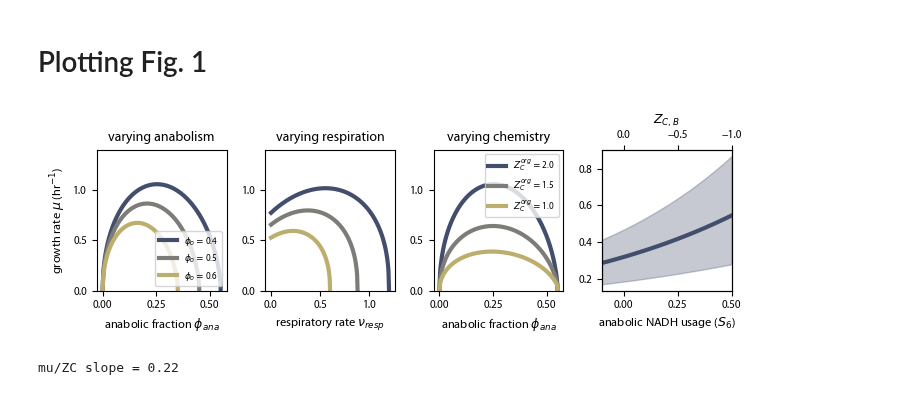
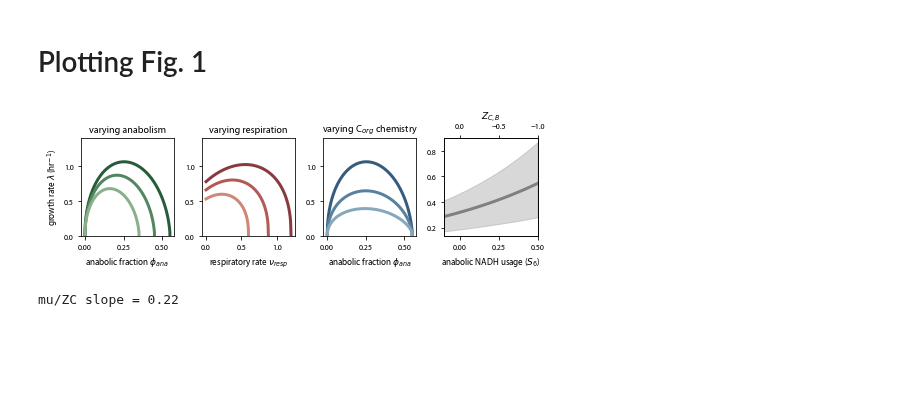
Before and after one commit to flamholz/redox-proteome, a Jupyter notebook: akshit_notebooks/006_fig1_plots.ipynb, the cells around one changed output. Cells and saved outputs as stored; diff of their text form; code cells hidden in the pictures; blank space fills up the shorter version.

Commit message:
fix legend, colors

```diff
--- a/akshit_notebooks/006_fig1_plots.ipynb
+++ b/akshit_notebooks/006_fig1_plots.ipynb
@@ -411,11 +411,10 @@ fig, axs = plt.subplots(ncols=4, nrows=1, figsize=(7.24, 2.5))
 ## Fig. 1B
 ##############################################
 plt.sca(axs[0])
-plt.ylabel('growth rate ' + r'$\mu$' + ' (hr$^{-1}$)')
+plt.ylabel('growth rate ' + r'$\lambda$' + ' (hr$^{-1}$)')
 plt.xlabel('anabolic fraction ' + r'$\phi_{ana}$')
 
-cs = sns.color_palette('cividis', 3)
-#cs = ['dodgerblue', 'indianred', 'mediumseagreen']
+cs = sns.color_palette('Greens_r', 5, desat=0.5)
 legend_elements = []
 
 phi_os=np.linspace(0.4, 0.6, 3)
@@ -424,7 +423,7 @@ for indx in range(len(df_1b)):
     mus = df_1b.iloc[indx]['mus']
     plt.plot( phianas, mus, lw=3, c=cs[indx] )
     legend_elements.append(r'$\phi_o = $' + str(phi_os[indx]))
-plt.legend(legend_elements, loc=4, fontsize=6.5)
+plt.legend(legend_elements, loc=4, fontsize=6.5).set_visible(False)
 
 ##############################################
 ## Fig. 1C
@@ -433,7 +432,8 @@ plt.sca(axs[1])
 plt.ylabel( '')
 plt.xlabel( 'respiratory rate ' + r'$\nu_{resp}$' )
 
-#cs = ['dodgerblue', 'indianred', 'mediumseagreen']
+cs = sns.color_palette('Reds_r', 5, desat=0.5)
+legend_elements = []
 
 for indx in range(len(df_1c)):
     nuresps = df_1c.iloc[indx]['nuresps']
@@ -450,18 +450,18 @@ plt.sca(axs[2])
 plt.ylabel( '')
 plt.xlabel( 'anabolic fraction ' + r'$\phi_{ana}$' )
 
+cs = sns.color_palette('Blues_r', 5, desat=0.5)
 legend_elements = []
-#cs = ['dodgerblue', 'indianred', 'mediumseagreen']
 
 for indx, ZC_org in enumerate(np.linspace(2.0, 1.0, 3)):
     phianas = df_1d.iloc[indx]['phianas']
     mus = df_1d.iloc[indx]['mus']
     plt.plot( phianas, mus, lw=3, c=cs[indx] )
-    legend_elements.append(r'$Z_C^{org} = $' + str(ZC_org))
+    legend_elements.append(r'$S_2 = $' + str(ZC_org))
 
 # resetting carbon source ZC.
 ZC_org = 2.0
-plt.legend(legend_elements, loc='best', fontsize=6.5)
+plt.legend(legend_elements, loc='best', fontsize=6.5).set_visible(False)
 
 ##############################################
 ## Fig. 1E
@@ -470,7 +470,6 @@ plt.sca(axs[3])
 plt.ylabel('')
 plt.xlabel('anabolic NADH usage (' + r'$S_6$' + ')')
 
-#cs = ['dodgerblue', 'indianred', 'mediumseagreen']
 all_mus = df_1e['mus']
 all_zcs = df_1e['zcs']
 
@@ -478,43 +477,43 @@ for indx in range(3):
     S6s = all_zcs[indx]
     mus = all_mus[indx]
     if indx == 1 or indx == 2:
-        plt.plot(S6s, mus, lw=0, c=cs[indx])
+        plt.plot(S6s, mus, lw=0, c='grey')
     else:
-        plt.plot(S6s, mus, lw=3, c=cs[indx])
+        plt.plot(S6s, mus, lw=3, c='grey')
 
 # Filling the gap between the second and third curves
 if len(all_mus) >= 3:
-    plt.fill_between(all_zcs[1], all_mus[1], all_mus[2], alpha=0.3, color=cs[0])
+    plt.fill_between(all_zcs[1], all_mus[1], all_mus[2], alpha=0.3, color='grey')
 # need to define the x-axis limits that map directly to the ZC values.
 plt.xlim(np.min(S6s), np.max(S6s))
 plt.xticks(np.arange(0, 0.51, 0.25))
 
 # Add parallel x-axis
 # ticks, labels = axs[3].get_xticks()
 ax2 = plt.twiny()
 # In this plot we assume the C-source is glucose which has ZC=0.
 # Hence ZC = -2*S6, where S6 is anabolic stoichiomtery of NADH when using
 # glucose as the effective substrat.
 zcs = -np.array(S6s) * 2
 ax2.plot(zcs, mus, lw=0, c=cs[indx])
 # Need to invert the x-axis so that the direction matches the main x-axis.
 ax2.set_xlim(zcs.max(), zcs.min())
 plt.xlabel(r'$Z_{C,B}$')
 
 # Ticks for panels B-D
 gr_yticks = np.arange(0, 1.1, 0.5)
-titles = 'varying anabolism,varying respiration,varying chemistry'.split(',')
+titles = 'varying anabolism,varying respiration,varying C$_{org}$ chemistry'.split(',')
 for ax, t in zip(axs[:-1], titles):
     plt.sca(ax)
     plt.yticks(gr_yticks)
     plt.ylim(0.0, 1.4)
     plt.title(t)
 
 plt.tight_layout()
 plt.savefig('../output/Fig1.png', facecolor='w', dpi=300)
 plt.show()
 # %% [output]
-[figure, old version]
+[figure, new version]
 # %%
 # Calculate a confidence interval for the slope of the mu/ZC curve.
 slope_u_s6 = (all_mus[0][-1] - all_mus[0][0])/(all_zcs[0][-1] - all_zcs[0][0])
```
